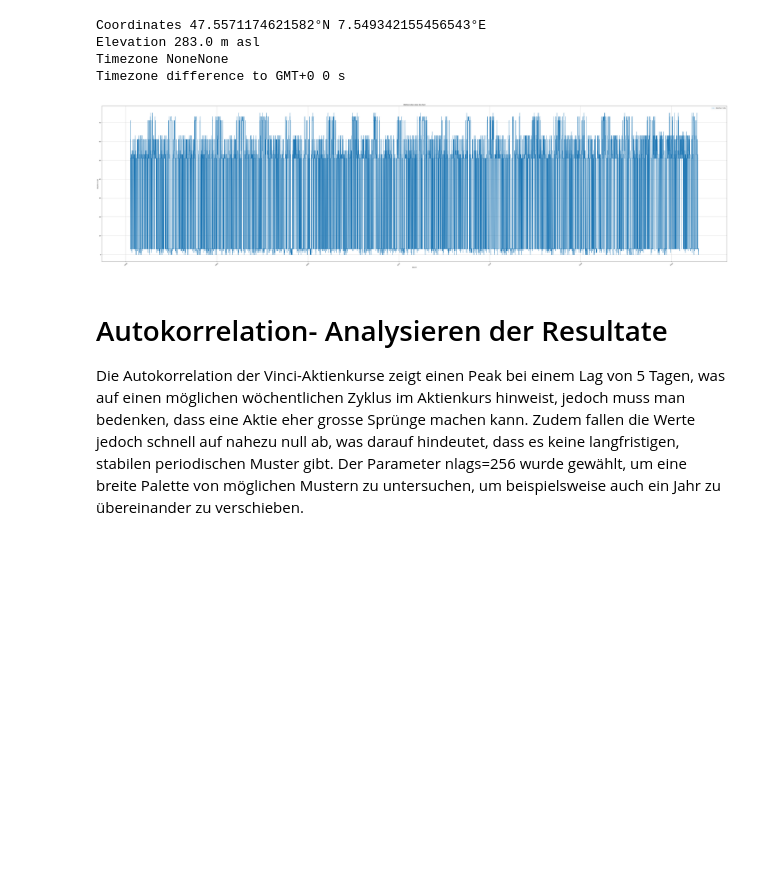
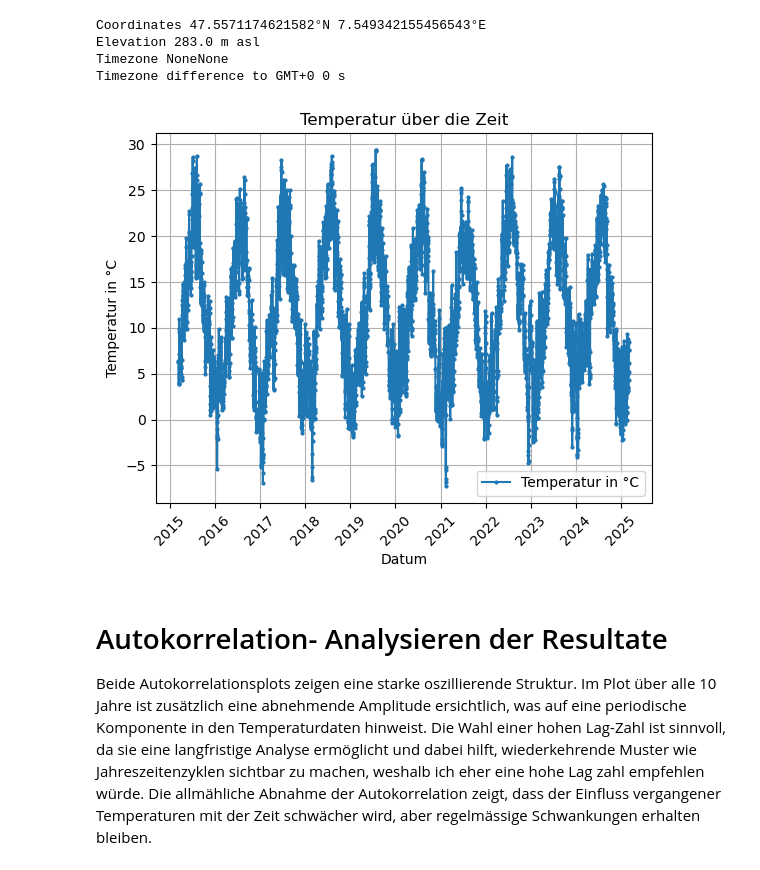
Before and after one commit to Tschoppsilas/GBSV_2025, a Jupyter notebook: MC1/MC1.ipynb, the cells around one changed output. Cells and saved outputs as stored; diff of their text form; code cells hidden in the pictures; blank space fills up the shorter version.

```diff
--- a/MC1/MC1.ipynb
+++ b/MC1/MC1.ipynb
@@ -33,5 +34,5 @@ Ich erwarte, dass sich saisonale Muster mit einer Periodizität von ungefähr 36
 # %%
-#Dieser Code kann so von der API kopiert werden
+# Dieser Code kann so von der API kopiert werden
 # Setup the Open-Meteo API client with cache and retry on error
 cache_session = requests_cache.CachedSession('.cache', expire_after = -1)
 retry_session = retry(cache_session, retries = 5, backoff_factor = 0.2)
@@ -41,11 +42,11 @@ openmeteo = openmeteo_requests.Client(session = retry_session)
 # The order of variables in hourly or daily is important to assign them correctly below
 url = "https://archive-api.open-meteo.com/v1/archive"
 params = {
-	"latitude": 47.5584,
-	"longitude": 7.5733,
-	"start_date": "2000-03-10",
-	"end_date": "2025-03-10",
-	"daily": "weather_code"
+    "latitude": 47.5584,
+    "longitude": 7.5733,
+    "start_date": "2015-03-10",
+    "end_date": "2025-03-10",
+    "daily": "temperature_2m_mean"
 }
 responses = openmeteo.weather_api(url, params=params)
 
@@ -56,20 +57,25 @@ print(f"Elevation {response.Elevation()} m asl")
 print(f"Timezone {response.Timezone()}{response.TimezoneAbbreviation()}")
 print(f"Timezone difference to GMT+0 {response.UtcOffsetSeconds()} s")
 
-							# Process daily data. The order of variables needs to be the same as requested.
+# Process daily data. The order of variables needs to be the same as requested.
 daily = response.Daily()
-daily_weather_code = daily.Variables(0).ValuesAsNumpy()
+daily_temperature_2m_mean = daily.Variables(0).ValuesAsNumpy()
 
+# Konvertiere die Zeit in das Datum ohne Uhrzeit und Zeitzone
+start_date = pd.to_datetime(daily.Time(), unit="s", utc=True).normalize()  # Normalize removes the time component
+end_date = pd.to_datetime(daily.TimeEnd(), unit="s", utc=True).normalize()  # Normalize removes the time component
+
+# Erstelle die Zeitreihe mit dem gewünschten Format
 daily_data = {"date": pd.date_range(
-	start = pd.to_datetime(daily.Time(), unit = "s", utc = True),
-	end = pd.to_datetime(daily.TimeEnd(), unit = "s", utc = True),
-	freq = pd.Timedelta(seconds = daily.Interval()),
-	inclusive = "left"
+    start=start_date,  # Das erste Datum verwenden
+    end=end_date,  # Das Enddatum verwenden
+    freq=pd.Timedelta(seconds=daily.Interval()),
+    inclusive="left"
 )}
 
-daily_data["weather_code"] = daily_weather_code
+daily_data["temperature_2m_mean"] = daily_temperature_2m_mean
 
-daily_dataframe = pd.DataFrame(data = daily_data)
+daily_dataframe = pd.DataFrame(data=daily_data)
 
 # Speichern der CSV-Datei
 output_dir = "Data"
@@ -84,29 +90,29 @@ Timezone NoneNone
 Timezone difference to GMT+0 0 s
 # %%
 # CSV-Datei laden
-csv_path = "C:\\Users\silas\PycharmProjects\GBSV_2025\MC1/Data/weather_data.csv"
+csv_path = "C:\\Users\silas\PycharmProjects\GBSV_2025\MC1\Data\weather_data.csv"
 if not os.path.exists(csv_path):
     print(f"Fehler: Datei {csv_path} nicht gefunden!")
 else:
     daily_dataframe = pd.read_csv(csv_path, parse_dates=["date"])
 
     # Plot erstellen
-    plt.figure(figsize=(80, 20))
-    plt.plot(daily_dataframe["date"], daily_dataframe["weather_code"], linestyle="-", marker="o", markersize=2, label="Weather Code")
+    plt.plot(daily_dataframe["date"], daily_dataframe["temperature_2m_mean"], linestyle="-", marker="o", markersize=2, label="Temperatur in °C")
 
     # Achsentitel und Beschriftungen
     plt.xlabel("Datum")
-    plt.ylabel("Weather Code")
-    plt.title("Wettercodes über die Zeit")
+    plt.ylabel("Temperatur in °C")
+    plt.title("Temperatur über die Zeit")
     plt.xticks(rotation=45)
     plt.legend()
     plt.grid(True)
 
     # Plot anzeigen
     plt.show()
 # %% [output]
-[figure, old version]
+[figure, new version]
 # %% [markdown]
 # Autokorrelation- Analysieren der Resultate
-Die Autokorrelation der Vinci-Aktienkurse zeigt einen Peak bei einem Lag von 5 Tagen, was auf einen möglichen wöchentlichen Zyklus im Aktienkurs hinweist, jedoch muss man bedenken, dass eine Aktie eher grosse Sprünge machen kann. Zudem fallen die Werte jedoch schnell auf nahezu null ab, was darauf hindeutet, dass es keine langfristigen, stabilen periodischen Muster gibt. Der Parameter nlags=256 wurde gewählt, um eine breite Palette von möglichen Mustern zu untersuchen, um beispielsweise auch ein Jahr zu übereinander zu verschieben.
+Beide Autokorrelationsplots zeigen eine starke oszillierende Struktur. Im Plot über alle 10 Jahre ist zusätzlich eine abnehmende Amplitude ersichtlich, was auf eine periodische Komponente in den Temperaturdaten hinweist. Die Wahl einer hohen Lag-Zahl ist sinnvoll, da sie eine langfristige Analyse ermöglicht und dabei hilft, wiederkehrende Muster wie Jahreszeitenzyklen sichtbar zu machen, weshalb ich eher eine hohe Lag zahl empfehlen würde.
+Die allmähliche Abnahme der Autokorrelation zeigt, dass der Einfluss vergangener Temperaturen mit der Zeit schwächer wird, aber regelmässige Schwankungen erhalten bleiben.
 # %%
```
Also changed, not shown: parts of 8 cells of this notebook, 2 other files.
